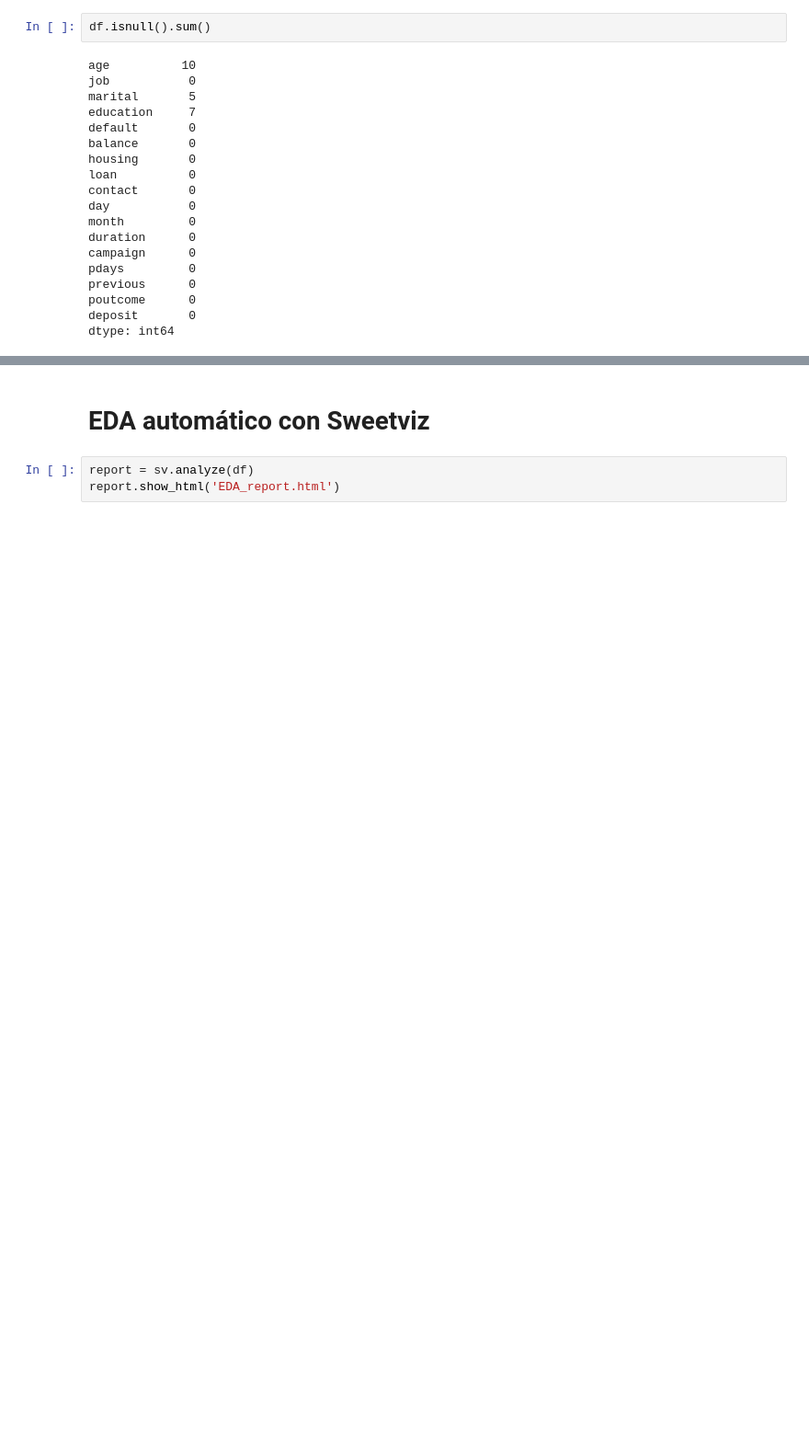
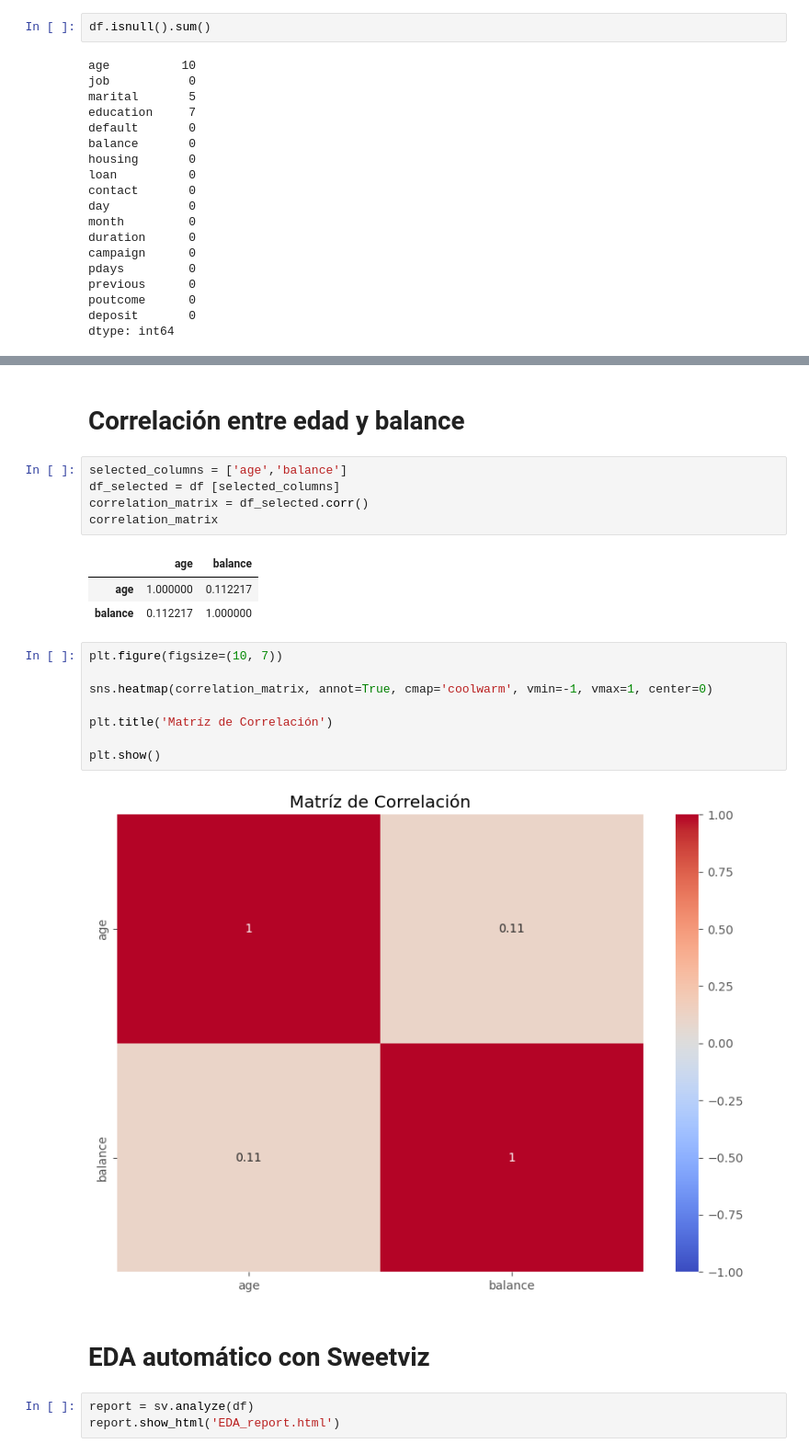
Before and after one commit to JaviDoria/Upskilling-Machine-Learning, a Jupyter notebook: Sprint 5.ipynb, the cells around one changed output, grey strips where cells are left out. Shown at 92% size. Saved outputs shown, nothing was run; the diff lists cells and outputs as text; blank space fills up the shorter version.

```diff
--- a/Sprint 5.ipynb
+++ b/Sprint 5.ipynb
@@ -141,3 +169,24 @@ dtype: int64
+# %% [markdown]
+# Correlación entre edad y balance
+# %%
+selected_columns = ['age','balance']
+df_selected = df [selected_columns]
+correlation_matrix = df_selected.corr()
+correlation_matrix
+# %% [output]
+|  | age | balance |
+| age | 1.000000 | 0.112217 |
+| balance | 0.112217 | 1.000000 |
+# %%
+plt.figure(figsize=(10, 7))
+
+sns.heatmap(correlation_matrix, annot=True, cmap='coolwarm', vmin=-1, vmax=1, center=0)
+
+plt.title('Matríz de Correlación')
+
+plt.show()
+# %% [output]
+[figure, added]
 # %% [markdown]
 # EDA automático con Sweetviz
 # %%
```
Also changed, not shown: parts of 10 cells of this notebook.
